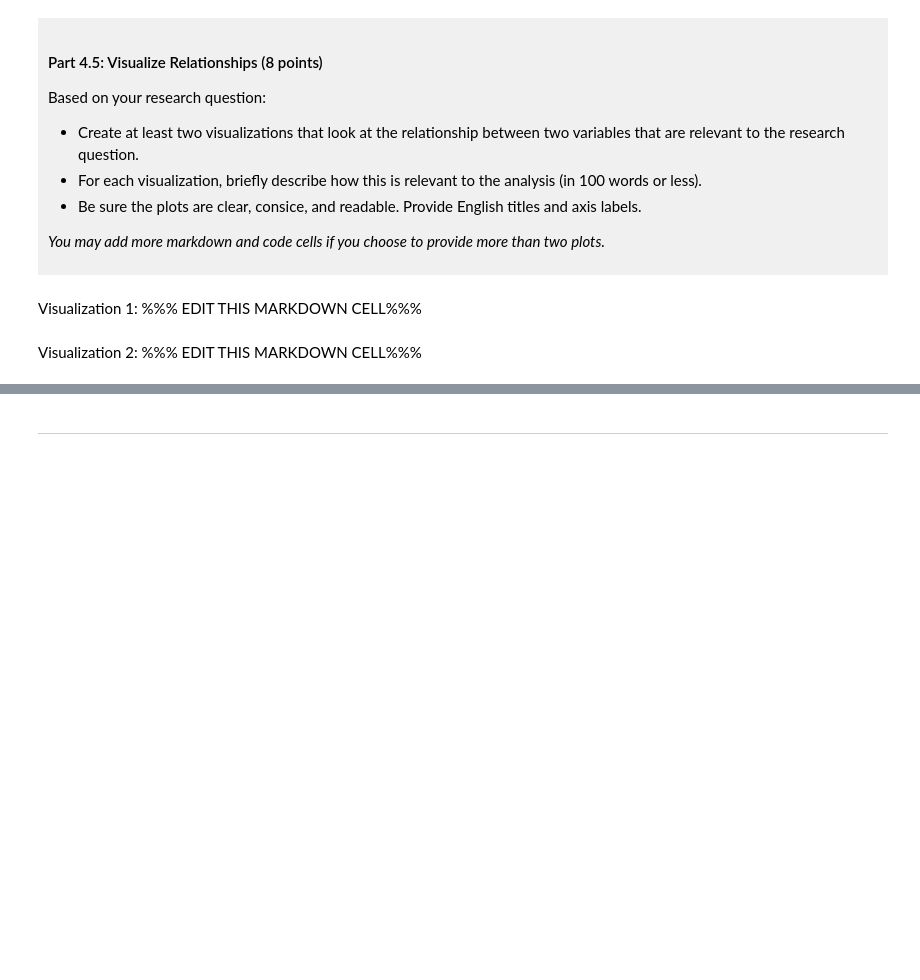
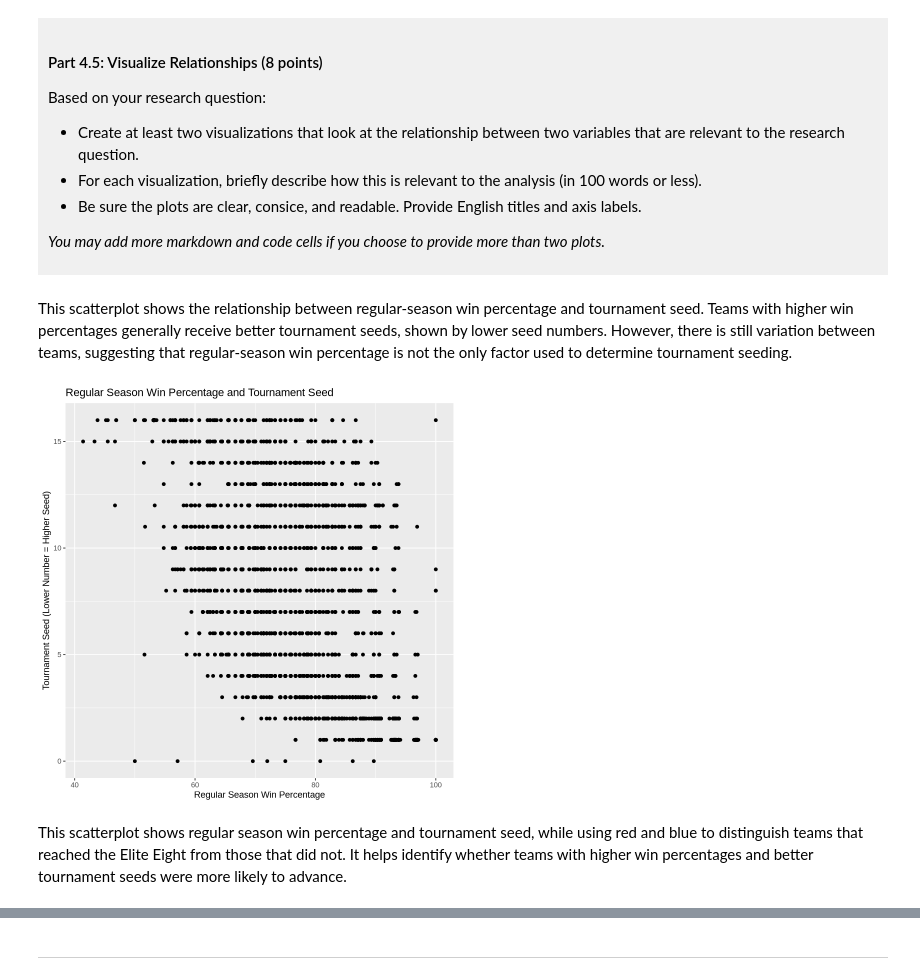
Before and after one commit to mymy7760/dsci-100-project-myra-heiman, a Jupyter notebook: dsci-100-project-notebook.ipynb, the cells around one changed output, grey strips where cells are left out. Cells and saved outputs as stored; diff of their text form; code cells hidden in the pictures; blank space fills up the shorter version.

```diff
--- a/dsci-100-project-notebook.ipynb
+++ b/dsci-100-project-notebook.ipynb
@@ -312,9 +370,18 @@ Based on your research question:
 *You may add more markdown and code cells if you choose to provide more than two plots.*
 </div>
 # %% [markdown]
-Visualization 1: %%% EDIT THIS MARKDOWN CELL%%%
+This scatterplot shows the relationship between regular-season win percentage and tournament seed. Teams with higher win percentages generally receive better tournament seeds, shown by lower seed numbers. However, there is still variation between teams, suggesting that regular-season win percentage is not the only factor used to determine tournament seeding.
 # %%
-### EDIT THIS CODE CELL FOR VISUALIZATION 1###
+basketball_tidy_point <- basketball_tidy |>
+ggplot(aes(x = reg_wins_pct, y = seed)) +
+  geom_point() +
+  labs(
+    title = "Regular Season Win Percentage and Tournament Seed",
+    x = "Regular Season Win Percentage",
+    y = "Tournament Seed (Lower Number = Higher Seed)")
+basketball_tidy_point
+# %% [output]
+[figure, added]
 # %% [markdown]
-Visualization 2: %%% EDIT THIS MARKDOWN CELL%%%
+This scatterplot shows regular season win percentage and tournament seed, while using red and blue to distinguish teams that reached the Elite Eight from those that did not. It helps identify whether teams with higher win percentages and better tournament seeds were more likely to advance.
 # %%
```
Also changed, not shown: parts of 8 cells of this notebook.
